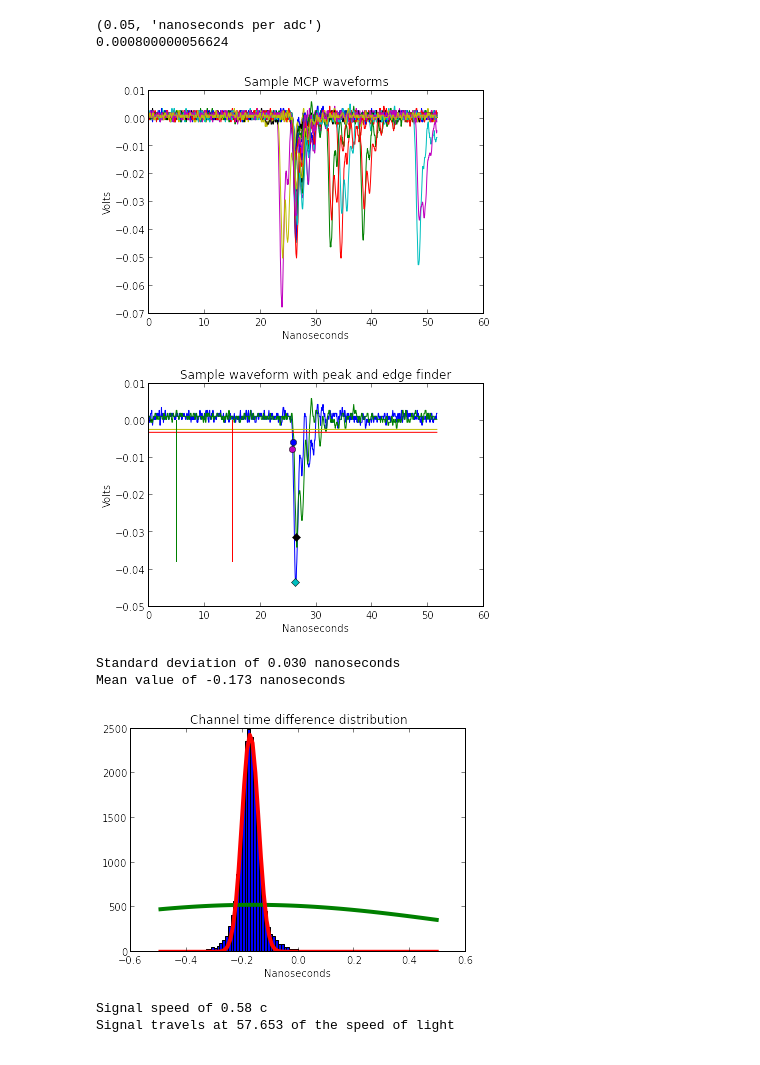
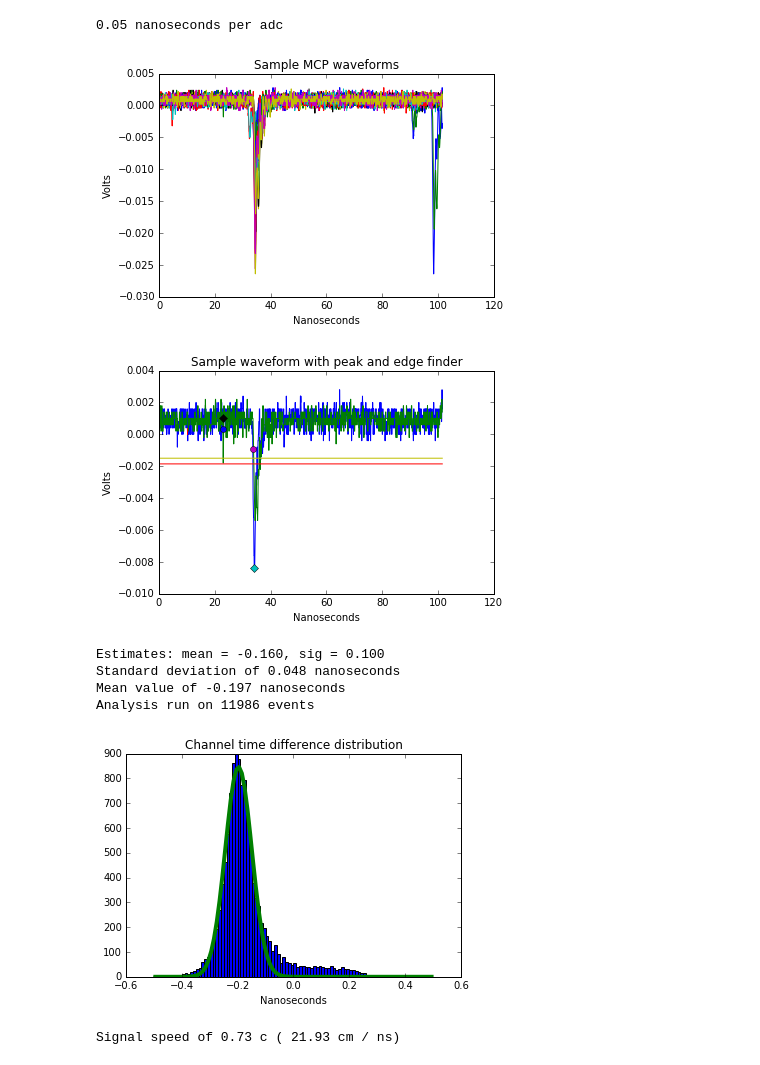
Before and after one commit to MorganAskins/tektronix_wfmreader, a Jupyter notebook: timing_resolution.ipynb, the cells around one changed output. Drawn from its saved outputs; the diff is of its cells as text; code cells hidden in the pictures.

Commit message:
After data taking

```diff
--- a/timing_resolution.ipynb
+++ b/timing_resolution.ipynb
@@ -10,8 +10,11 @@ that are the coincidence trigger between the LED and the MCP.
 '''
 
 ''' USER INPUT '''
-file_name_ch1 = '800_b6_pre_7-23-2015106_Ch1.wfm'
-file_name_ch2 = '800_b6_pre_7-23-2015106_Ch2.wfm'
+file_name_ch1 = '/mnt/u1/nat003_Ch1.wfm'
+file_name_ch2 = '/mnt/u1/nat003_Ch2.wfm'
+
+#file_name_ch1 = 'data/timing_resolution/old_ch1.wfm'
+#file_name_ch2 = 'data/timing_resolution/old_ch2.wfm'
 ''' ---------- '''
 %matplotlib inline
 from wfmread import wfmread
@@ -35,20 +38,18 @@ for i in range(10):
 
 print(ch1.time_scale*1e9, 'nanoseconds per adc')
 
-print(ch1.dimscale)
 plt.title('Sample MCP waveforms')
 plt.ylabel('Volts')
 plt.xlabel('Nanoseconds')
 plt.show()
 # %% [output]
-(0.05, 'nanoseconds per adc')
-0.000800000056624
+0.05 nanoseconds per adc
-[figure, old version]
+[figure, new version]
 # %%
 ''' Based on the output from above choose the pedestal region '''
 # Pedestal in units given by the above plot
-ped_min = 5
-ped_max = 15
+ped_min = 0
+ped_max = 10
 ''' --------------------------------------------------------- '''
 
 pedestal_range = slice( np.where(x>=ped_min)[0][0],
@@ -69,7 +70,16 @@ def first_peak(waveform):
     endpoint = len(waveform)-1
     found_peak = False
     for i in range(pedestal_range.stop, len(waveform), step):
-        look = waveform[i:min(i+window,endpoint)].min()
+        if i == endpoint:
+            break #no peak
+        try:
+            look = waveform[i:min(i+window,endpoint)].min()
+        except ValueError:
+            print(waveform)
+            print(len(waveform))
+            print(i, window, endpoint, min(i+window,endpoint))
+            print(waveform[i:min(i+window,endpoint)])
+            raise ValueError5
         if look < condition:
             peakAt = np.argwhere(waveform==look)[0][0]
             found_peak = True
@@ -91,6 +101,7 @@ def first_peak(waveform):
     peak = waveform[peakAt]
     # Starting at peakAt go left until peak-ped, linear extrapolation
     v_edge = (pedestal - (pedestal-peak)*0.20)
+    edge = (0,0)
     for idx, v in reversed(list(enumerate(waveform[0:peakAt]))):
         if v > v_edge: #crossed the point
             m = waveform[idx+1]-waveform[idx]
@@ -108,34 +119,34 @@ def first_peak(waveform):
 ''' Pick an event to peak at '''
 ev = 7
 plt.plot(x, ch1.wflist[ev])
 plt.plot(x, ch2.wflist[ev])
 # Pedestal line, peak, and window
 peak, edge, ped, dev = first_peak(ch1.wflist[ev])
 plt.plot(x, np.zeros(len(x))+ped-6*dev) # Pedestal Line
 #plt.plot((peak, peak),(0, -0.06))
 plt.plot(peak*tunit, ch1.wflist[ev][peak], 'D')
 plt.plot(edge[0]*tunit,edge[1],'o')
 
 peak, edge, ped, dev = first_peak(ch2.wflist[ev])
 plt.plot(x, np.zeros(len(x))+ped-6*dev) # Pedestal Line
 #plt.plot((peak, peak),(0, -0.06))
 plt.plot(peak*tunit, ch2.wflist[1][peak], 'D')
 plt.plot(edge[0]*tunit,edge[1],'o')
 
 # Pedstal range lines
 height = min(ch1.wflist[ev][peak], ch1.wflist[ev][peak])
 plt.plot((pedestal_range.start*tunit, pedestal_range.start*tunit),
          (0, height))
 plt.plot((pedestal_range.stop*tunit, pedestal_range.stop*tunit),
          (0, height))
 
 plt.title('Sample waveform with peak and edge finder')
 plt.ylabel('Volts')
 plt.xlabel('Nanoseconds')
 
 plt.show()
 # %% [output]
-[figure, old version]
+[figure, new version]
 # %%
 '''
 Once we have peaks and edges of waveforms we can determine the
@@ -174,10 +185,12 @@ def fit_func(x,norm,sigma,mu):
 integral = np.sum(n)*tunit
 mean = np.mean(dt)
 sig = np.std(dt)
+sig = 0.1
+print('Estimates: mean = %0.3f, sig = %0.3f' % (mean, sig))
 
 p0 = [integral, sig, mean]
 
-plt.plot(true_bins, fit_func(true_bins, p0[0], p0[1], p0[2]), linewidth=4)
+#1plt.plot(true_bins, fit_func(true_bins, p0[0], p0[1], p0[2]), linewidth=4)
 
 popt, pcov = curve_fit(fit_func, true_bins, n, p0)
 plt.plot(true_bins, fit_func(true_bins, popt[0], popt[1], popt[2]), linewidth=4)
@@ -186,20 +199,23 @@ norm, sig, mean = popt
 
 print('Standard deviation of %0.3f nanoseconds' % popt[1])
 print('Mean value of %0.3f nanoseconds' % popt[2])
+print('Analysis run on %i events' % len(dt))
 
 plt.title('Channel time difference distribution')
 plt.xlabel('Nanoseconds')
 
 plt.show()
 # %% [output]
-Standard deviation of 0.030 nanoseconds
-Mean value of -0.173 nanoseconds
+Estimates: mean = -0.160, sig = 0.100
+Standard deviation of 0.048 nanoseconds
+Mean value of -0.197 nanoseconds
+Analysis run on 11986 events
-[figure, old version]
+[figure, new version]
 # %%
 ''' Calculate the signal speed '''
 ''' Step 1: Measure the distances between the pinhole and the channel sma connections '''
-ch1_distance = 15
-ch2_distance = 45
+ch1_distance = 41
+ch2_distance = 85
 
 # millimeters
 delta_x = np.abs(ch2_distance - ch1_distance)
@@ -210,8 +226,6 @@ sol = 300
 
 dxdt = delta_x / delta_t / sol
 
-print("Signal speed of %0.2f c" % dxdt)
-print("Signal travels at %0.3f of the speed of light" % (dxdt*100))
+print("Signal speed of %0.2f c ( %0.2f cm / ns)" % (dxdt,(dxdt*sol/10)))
 # %% [output]
-Signal speed of 0.58 c
-Signal travels at 57.653 of the speed of light
+Signal speed of 0.73 c ( 21.93 cm / ns)
```
